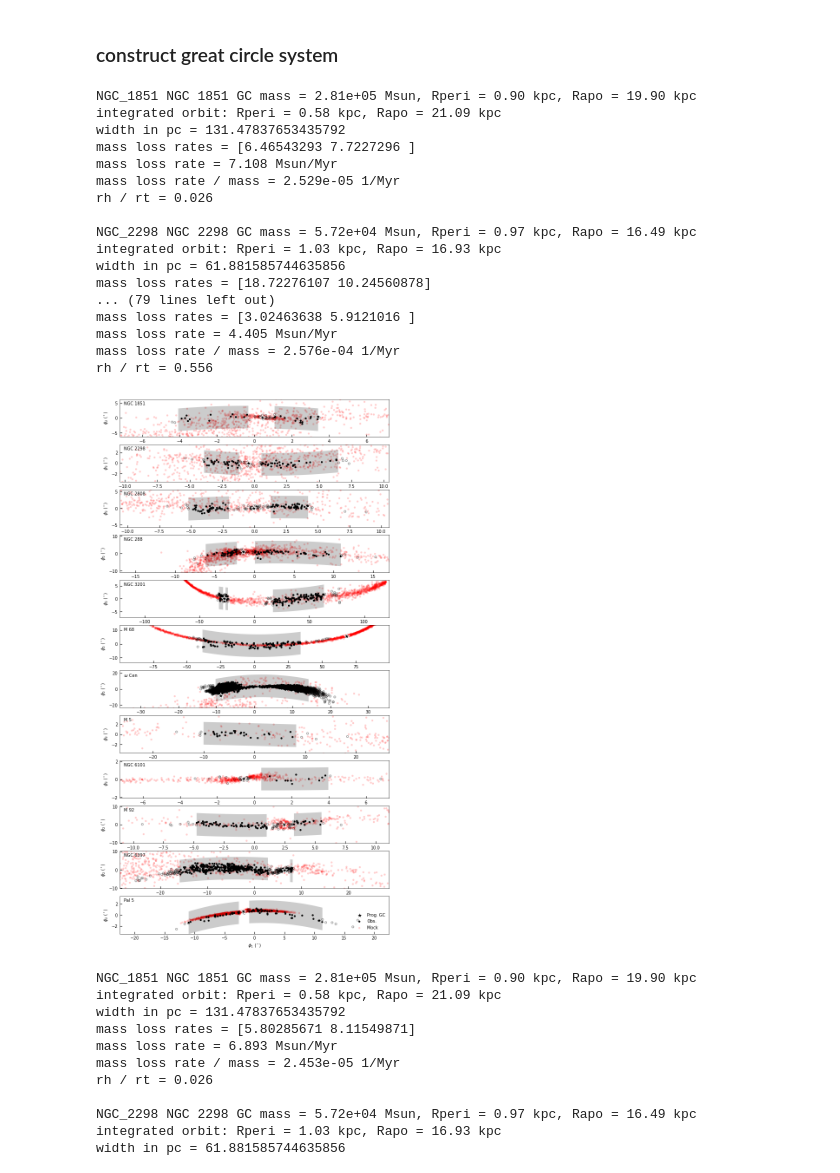
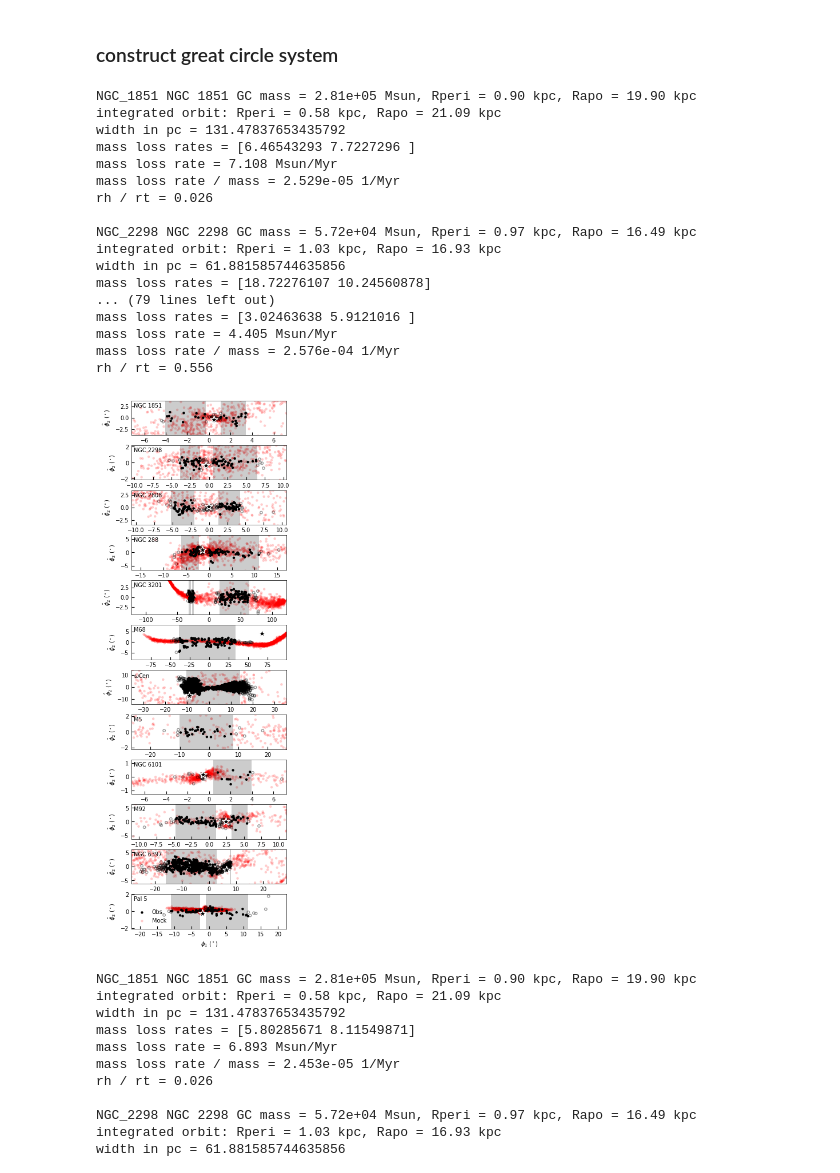
Before and after one commit to ybillchen/GC_stream, a Jupyter notebook: notebooks/streamfinder_catalog.ipynb, the cells around one changed output. Drawn from its saved outputs; the diff is of its cells as text; code cells hidden in the pictures.

```diff
--- a/notebooks/streamfinder_catalog.ipynb
+++ b/notebooks/streamfinder_catalog.ipynb
@@ -332,7 +351,7 @@ frame = 'ICRS'
 t_tot = 2000 * u.Myr
 dt = 10 * u.Myr
 
-fig, ax0 = plt.subplots(1, 1, figsize=(16,8), sharex=False, sharey=False)
+fig, ax0 = plt.subplots(1, 1, figsize=(8,4), sharex=False, sharey=False)
 
 for i in range(len(gc_stream_ids)):
     mask = d['stream_id'] == gc_stream_ids[i]
@@ -371,11 +390,13 @@ for i in range(len(gc_stream_ids)):
     if frame == 'ICRS':
         stream_c = stream.to_coord_frame(coord.ICRS())
         plt.scatter(stream_c.ra.wrap_at(180*u.deg), stream_c.dec, s=1, alpha=0.1, fc=cs[i])
-        plt.scatter(ra_wrap_at_180[idx_with_stream][i],data_mw['DEC'][idx_with_stream][i], fc=cs[i], ec='w', lw=2, s=40, label=gc_stream_list[i])
+        plt.scatter(ra_wrap_at_180[idx_with_stream][i],data_mw['DEC'][idx_with_stream][i],
+            fc=cs[i], ec='w', lw=2, s=40, label=display_name_simple_convert(gc_stream_list[i]))
     elif frame == 'Galactic':
         stream_c = stream.to_coord_frame(coord.Galactic())
         plt.scatter(stream_c.l.wrap_at(180*u.deg), stream_c.b, s=1, alpha=0.1, fc=cs[i])
-        plt.scatter(l_wrap_at_180[idx_with_stream][i],data_mw['b'][idx_with_stream][i], fc=cs[i], ec='w', lw=2, s=40, label=gc_stream_list[i])
+        plt.scatter(l_wrap_at_180[idx_with_stream][i],data_mw['b'][idx_with_stream][i],
+            fc=cs[i], ec='w', lw=2, s=40, label=display_name_simple_convert(gc_stream_list[i]))
 
 if frame == 'ICRS':
     plt.xlabel(r'RA $(^\circ)$')
@@ -388,7 +409,7 @@ elif frame == 'Galactic':
     plt.xlim(100,-180)
     plt.ylim(-45,90)
 
-plt.legend(frameon=False)
+plt.legend(frameon=False, ncol=2, loc='upper right')
 plt.gca().set_aspect(1)
 plt.show()
 # %% [output]
@@ -446,7 +466,7 @@ def rotate2(angles, alpha, beta, ra, dec):
 
     return np.mean(phi1**2)
 
-G_limit = 19
+G_limit = 18
 
 alpha_stream_list = np.full(len(gc_stream_ids), fill_value=np.nan)
 beta_stream_list = np.full(len(gc_stream_ids), fill_value=np.nan)
@@ -544,7 +545,7 @@ t_tot = 2000 * u.Myr
 dt = 1 * u.Myr
 n_steps = int(t_tot/dt)
 
-center_on_poly = False
+center_on_poly = True
 
 Tfrac = 0.05
 N = 1000
@@ -578,7 +579,7 @@ class GreatCircle(coord.BaseCoordinateFrame):
         ]
     }
 
-fig, axs = plt.subplots(len(gc_stream_ids), 1, figsize=(8,16), sharex=False, sharey=False)
+fig, axs = plt.subplots(len(gc_stream_ids), 1, figsize=(3.5,12), sharex=False, sharey=False)
 
 for i in range(len(gc_stream_ids)):
     ax = axs[i]
@@ -636,9 +637,9 @@ for i in range(len(gc_stream_ids)):
     phi1_gc = c_GreatCircle.phi1.wrap_at(180*u.deg).value
     phi2_gc  = c_GreatCircle.phi2.value
     if center_on_poly:
-        ax.scatter(phi1_gc, phi2_gc-fit_poly(phi1_gc), s=100, marker='*', fc='k', ec='w', lw=1, zorder=100, label='Prog. GC')
+        ax.scatter(phi1_gc, phi2_gc-fit_poly(phi1_gc), s=100, marker='*', fc='k', ec='w', lw=1, zorder=100)
     else:
-        ax.scatter(phi1_gc, phi2_gc, s=100, marker='*', fc='k', ec='w', lw=1, zorder=100, label='Prog. GC')
+        ax.scatter(phi1_gc, phi2_gc, s=100, marker='*', fc='k', ec='w', lw=1, zorder=100)
 
     idx_structure = np.where(data_structure_mw['Cluster'] == gc_stream_list[i])[0]
     assert len(idx_structure) == 1
@@ -705,8 +706,8 @@ for i in range(len(gc_stream_ids)):
         ax.scatter(phi1_obs[~mask_lr], phi2_obs[~mask_lr]-fit_poly(phi1_obs[~mask_lr]), s=10, alpha=0.4, ec='k', fc='none', lw=1)
         ax.scatter(phi1_obs[mask_lr], phi2_obs[mask_lr]-fit_poly(phi1_obs[mask_lr]), s=10, alpha=1, ec='none', fc='k', label='Obs.')
         # ax.fill_between([-2*length, 2*length], [f_width*width, f_width*width], [-f_width*width, -f_width*width], ec='none', fc='k', alpha=0.2)
-        for range in ranges:
-            ax.fill_between(range, [f_width*width, f_width*width], [-f_width*width, -f_width*width], ec='none', fc='k', alpha=0.2)
+        for r in ranges:
+            ax.fill_between(r, [f_width*width, f_width*width], [-f_width*width, -f_width*width], ec='none', fc='k', alpha=0.2)
     else:
         ax.scatter(phi1_obs[~mask_lr], phi2_obs[~mask_lr], s=10, alpha=0.4, ec='k', fc='none', lw=1)
         ax.scatter(phi1_obs[mask_lr], phi2_obs[mask_lr], s=10, alpha=1, ec='none', fc='k', label='Obs.')
@@ -798,7 +799,10 @@ for i in range(len(gc_stream_ids)):
     print('rh / rt = %.3f'%ratio)
     ratio_list.append(ratio)
 
-    ax.set_ylabel(r'$\phi_2\ (^\circ)$')
+    if center_on_poly:
+        ax.set_ylabel(r'$\hat{\phi}_2\ (^\circ)$')
+    else:
+        ax.set_ylabel(r'$\phi_2\ (^\circ)$')
     # ax.set_xlim(-20,20)
     # ax.set_ylim(-5,5)
     # if i == 0:
@@ -814,7 +818,10 @@ for i in range(len(gc_stream_ids)):
     ax.set_xlim(-3.5*length,3.5*length)
     # if not center_on_poly:
     #     width = np.sqrt(np.mean(phi2_obs**2))
-    ax.set_ylim(-10*width,10*width)
+    if center_on_poly:
+        ax.set_ylim(-f_width*width,f_width*width)
+    else:
+        ax.set_ylim(-10*width,10*width)
     # ax.legend(loc='upper left', frameon=False)
     print('')
 
@@ -833,41 +840,43 @@ for i in range(len(gc_stream_ids)):
     y84_age_list.append(y84_age)
 
 ax.set_xlabel(r'$\phi_1\ (^\circ)$')
-ax.legend(loc='lower right', frameon=False)
+ax.legend(loc='lower left', frameon=False)
 # plt.gca().set_aspect(1)
+plt.subplots_adjust(hspace=0.3)
+# plt.savefig('/Users/ybchen/Documents/GC-stream-mass-loss/figures/stream_fit.pdf', bbox_inches ='tight')
 plt.show()
 
 rate_short_list = np.array(rate_list)
 mgc_short_list = np.array(mgc_list)
 ratio_short_list = np.array(ratio_list)
 T_short_list = np.array(T_list)
 n_obs_short_list = np.array(n_obs_list)
 
 # for age plot
 length_short_list = np.array(length_list)
 width_short_list = np.array(width_list)
 x_age_short_list = np.array(x_age_list)
 y16_age_short_list = np.array(y16_age_list)
 y84_age_short_list = np.array(y84_age_list)
 # %% [output]
 NGC_1851 NGC 1851 GC mass = 2.81e+05 Msun, Rperi = 0.90 kpc, Rapo = 19.90 kpc
 integrated orbit: Rperi = 0.58 kpc, Rapo = 21.09 kpc
 width in pc = 131.47837653435792
 mass loss rates = [6.46543293 7.7227296 ]
 mass loss rate = 7.108 Msun/Myr
 mass loss rate / mass = 2.529e-05 1/Myr
 rh / rt = 0.026
 
 NGC_2298 NGC 2298 GC mass = 5.72e+04 Msun, Rperi = 0.97 kpc, Rapo = 16.49 kpc
 integrated orbit: Rperi = 1.03 kpc, Rapo = 16.93 kpc
 width in pc = 61.881585744635856
 mass loss rates = [18.72276107 10.24560878]
 ... (79 lines left out)
 mass loss rates = [3.02463638 5.9121016 ]
 mass loss rate = 4.405 Msun/Myr
 mass loss rate / mass = 2.576e-04 1/Myr
 rh / rt = 0.556
-[figure, old version]
+[figure, new version]
 # %%
 # longer integration
 
```
Also changed, not shown: parts of 4 cells of this notebook.
